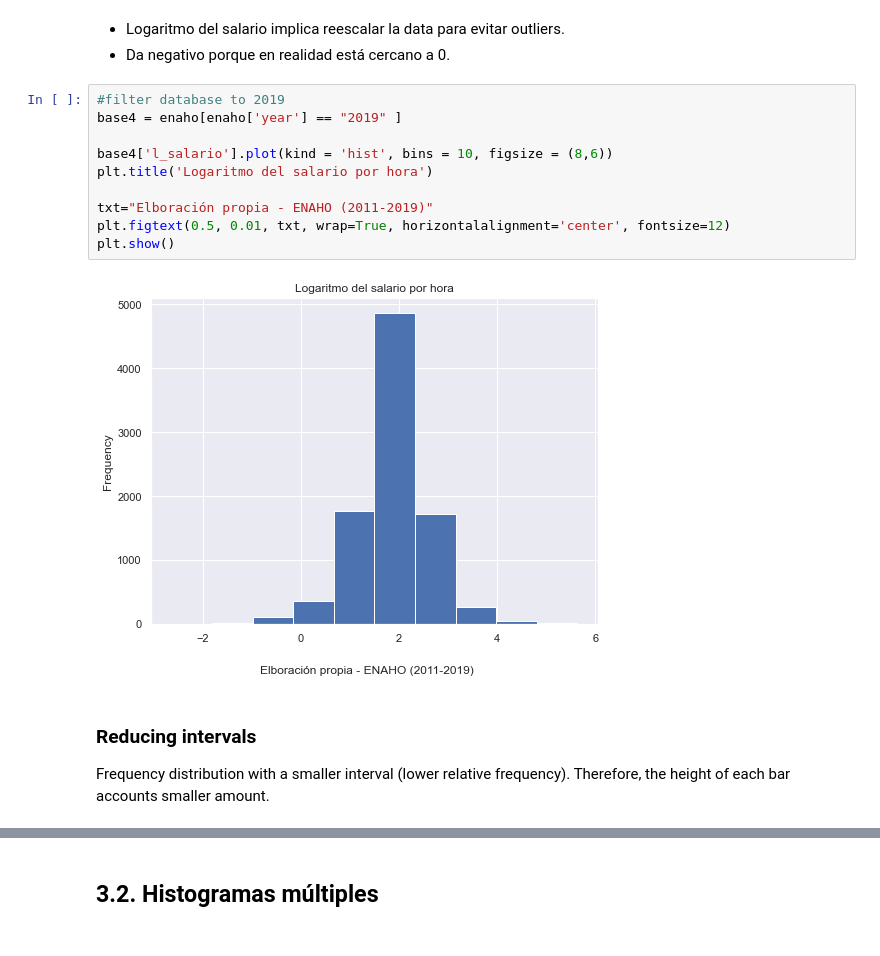
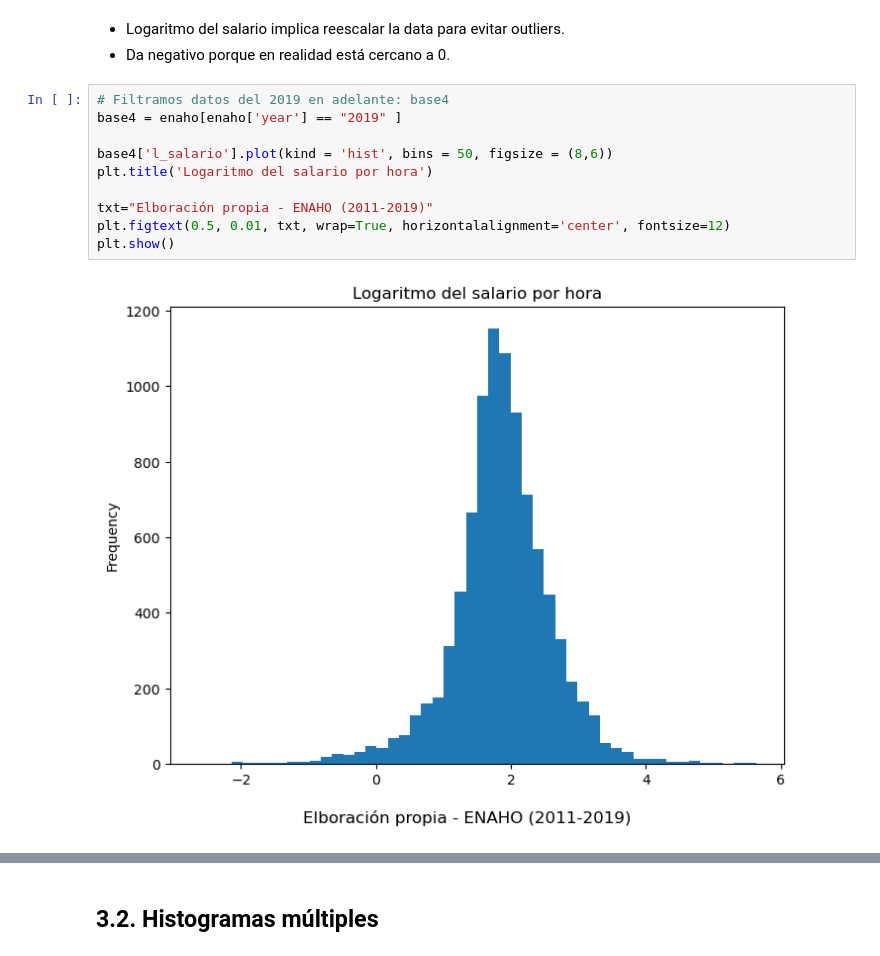
Before and after one commit to ulisesrodas/Python-for-DataScience, a Jupyter notebook: 7. Visualización con Seaborn.ipynb, the cells around one changed output, grey strips where cells are left out. Saved outputs shown, nothing was run; the diff lists cells and outputs as text.

```diff
--- a/7. Visualización con Seaborn.ipynb
+++ b/7. Visualización con Seaborn.ipynb
@@ -402,18 +405,14 @@ Text(0.5, 1.0, 'Logaritmo de la distribución de los salarios')
 * Logaritmo del salario implica reescalar la data para evitar outliers.
 * Da negativo porque en realidad está cercano a 0.
 # %%
-#filter database to 2019
+# Filtramos datos del 2019 en adelante: base4
 base4 = enaho[enaho['year'] == "2019" ]
 
-base4['l_salario'].plot(kind = 'hist', bins = 10, figsize = (8,6))
+base4['l_salario'].plot(kind = 'hist', bins = 50, figsize = (8,6))
 plt.title('Logaritmo del salario por hora')
 
 txt="Elboración propia - ENAHO (2011-2019)"
 plt.figtext(0.5, 0.01, txt, wrap=True, horizontalalignment='center', fontsize=12)
 plt.show()
 # %% [output]
-[figure, old version]
+[figure, new version]
-# %% [markdown]
-### Reducing intervals
-
-Frequency distribution with a smaller interval (lower relative frequency). Therefore, the height of each bar accounts smaller amount.
```
Also changed, not shown: parts of 25 cells of this notebook.
